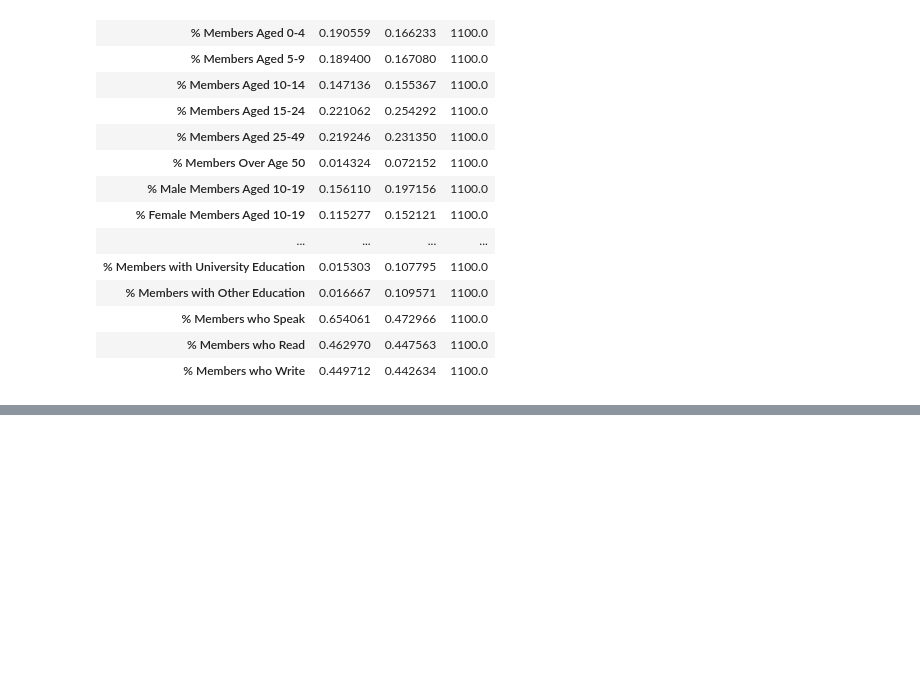
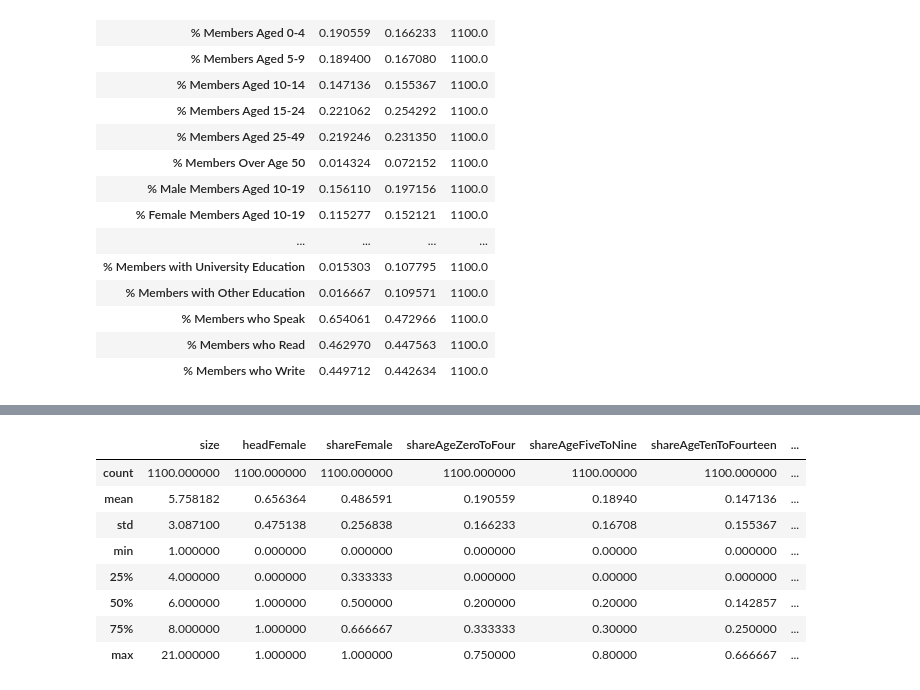
Before and after one commit to Colleen-ODonnell/KenyaPovertyTargetingModel, a Jupyter notebook: 2progs/C3_RenameVariables2.ipynb, the cells around one changed output, grey strips where cells are left out. Cells and saved outputs as stored; diff of their text form; code cells hidden in the pictures; blank space fills up the shorter version.

```diff
--- a/2progs/C3_RenameVariables2.ipynb
+++ b/2progs/C3_RenameVariables2.ipynb
@@ -354,0 +366,12 @@ Nonfood.to_excel('Nonfood.xlsx',sheet_name='Sheet1')
+# %%
+foo.describe()
+# %% [output]
+|  | size | headFemale | shareFemale | shareAgeZeroToFour | shareAgeFiveToNine | shareAgeTenToFourteen | ... |
+| count | 1100.000000 | 1100.000000 | 1100.000000 | 1100.000000 | 1100.00000 | 1100.000000 | ... |
+| mean | 5.758182 | 0.656364 | 0.486591 | 0.190559 | 0.18940 | 0.147136 | ... |
+| std | 3.087100 | 0.475138 | 0.256838 | 0.166233 | 0.16708 | 0.155367 | ... |
+| min | 1.000000 | 0.000000 | 0.000000 | 0.000000 | 0.00000 | 0.000000 | ... |
+| 25% | 4.000000 | 0.000000 | 0.333333 | 0.000000 | 0.00000 | 0.000000 | ... |
+| 50% | 6.000000 | 1.000000 | 0.500000 | 0.200000 | 0.20000 | 0.142857 | ... |
+| 75% | 8.000000 | 1.000000 | 0.666667 | 0.333333 | 0.30000 | 0.250000 | ... |
+| max | 21.000000 | 1.000000 | 1.000000 | 0.750000 | 0.80000 | 0.666667 | ... |
```
Also changed, not shown: parts of 4 cells of this notebook, 22 other files.
